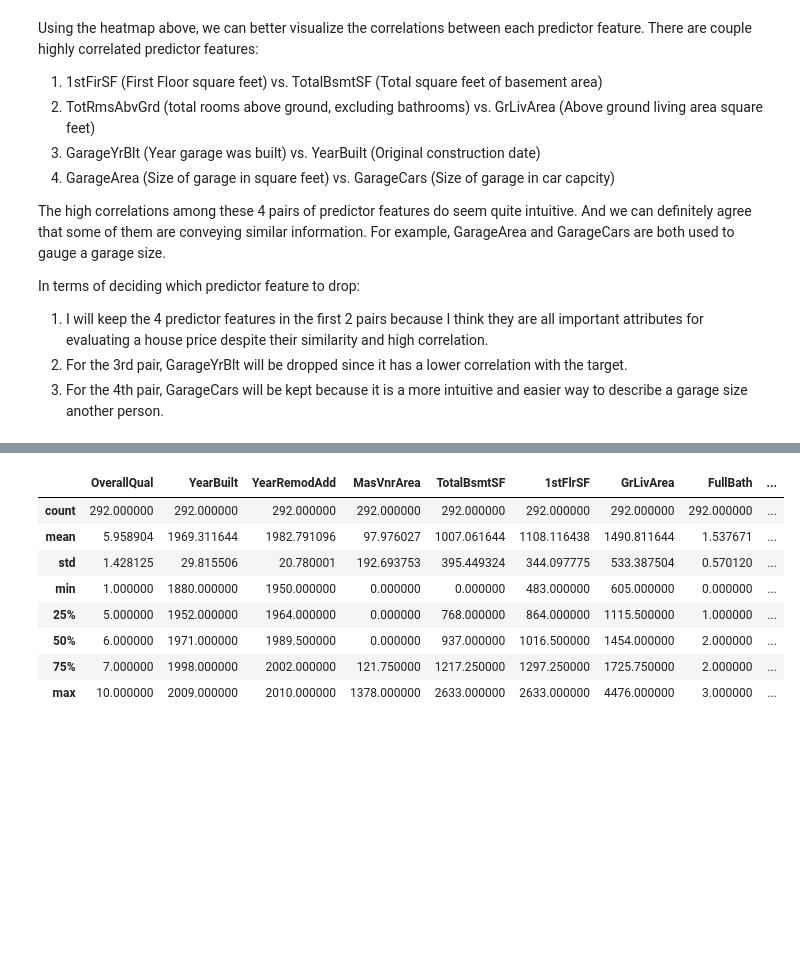
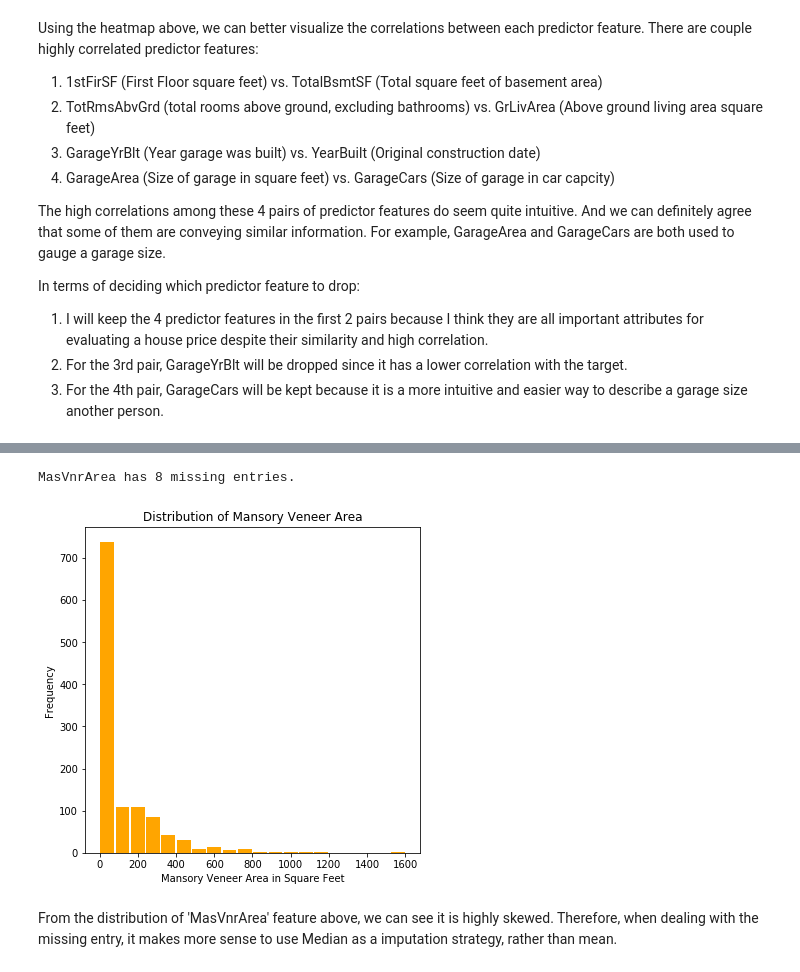
Before and after one commit to MTang0728/Ames_Housing_Price_Competition, a Jupyter notebook: Price_Prediction.ipynb, the cells around one changed output, grey strips where cells are left out. Saved outputs shown, nothing was run; the diff lists cells and outputs as text; code cells hidden in the pictures; blank space fills up the shorter version.

```diff
--- a/Price_Prediction.ipynb
+++ b/Price_Prediction.ipynb
@@ -250,12 +226,19 @@ X_num_train.describe()
-# %%
-X_num_test.describe()
-# %% [output]
-|  | OverallQual | YearBuilt | YearRemodAdd | MasVnrArea | TotalBsmtSF | 1stFlrSF | GrLivArea | FullBath | ... |
-| count | 292.000000 | 292.000000 | 292.000000 | 292.000000 | 292.000000 | 292.000000 | 292.000000 | 292.000000 | ... |
-| mean | 5.958904 | 1969.311644 | 1982.791096 | 97.976027 | 1007.061644 | 1108.116438 | 1490.811644 | 1.537671 | ... |
-| std | 1.428125 | 29.815506 | 20.780001 | 192.693753 | 395.449324 | 344.097775 | 533.387504 | 0.570120 | ... |
-| min | 1.000000 | 1880.000000 | 1950.000000 | 0.000000 | 0.000000 | 483.000000 | 605.000000 | 0.000000 | ... |
-| 25% | 5.000000 | 1952.000000 | 1964.000000 | 0.000000 | 768.000000 | 864.000000 | 1115.500000 | 1.000000 | ... |
-| 50% | 6.000000 | 1971.000000 | 1989.500000 | 0.000000 | 937.000000 | 1016.500000 | 1454.000000 | 2.000000 | ... |
-| 75% | 7.000000 | 1998.000000 | 2002.000000 | 121.750000 | 1217.250000 | 1297.250000 | 1725.750000 | 2.000000 | ... |
-| max | 10.000000 | 2009.000000 | 2010.000000 | 1378.000000 | 2633.000000 | 2633.000000 | 4476.000000 | 3.000000 | ... |
+# %%
+missing_high_corr = [col for col in X_num_train.columns if X_num_train[col].isnull().any()]
+for col in missing_high_corr:
+    print('{} has {} missing entries.\n'.format(col, str(X_num_train[col].isnull().sum())))
+# %% [output]
+MasVnrArea has 8 missing entries.
+# %%
+plt.figure(figsize= (6, 6))
+sns.distplot(X_num_train['MasVnrArea'].dropna(),
+             kde= False, color= 'orange', bins = 20,
+             hist_kws={"rwidth":0.9, 'alpha':1.0})
+plt.xlabel('Mansory Veneer Area in Square Feet')
+plt.ylabel('Frequency')
+plt.title('Distribution of Mansory Veneer Area')
+plt.show()
+# %% [output]
+[figure, added]
+# %% [markdown]
+From the distribution of 'MasVnrArea' feature above, we can see it is highly skewed. Therefore, when dealing with the missing entry, it makes more sense to use Median as a imputation strategy, rather than mean.
```
Also changed, not shown: parts of 13 cells of this notebook.
